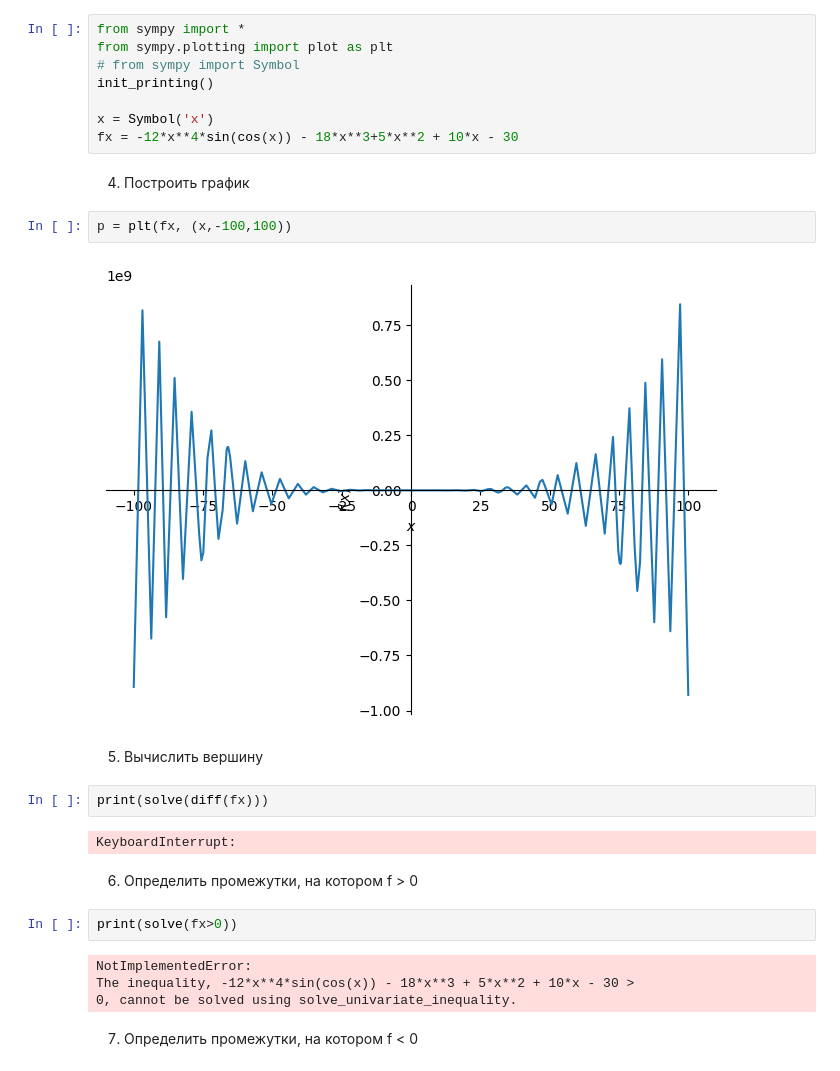
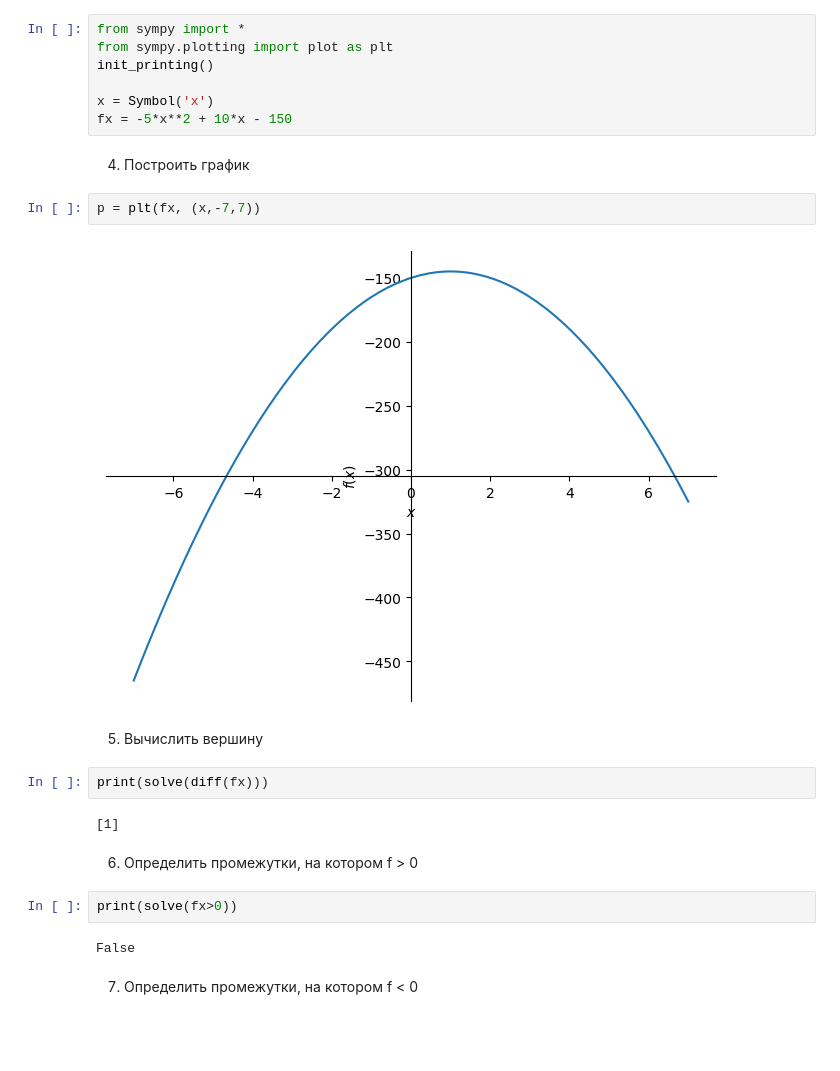
Before and after one commit to Furiwarius/Homework_python_11, a Jupyter notebook: new.ipynb, the cells around one changed output. Saved outputs shown, nothing was run; the diff lists cells and outputs as text; blank space fills up the shorter version.

```diff
--- a/new.ipynb
+++ b/new.ipynb
@@ -17,31 +17,28 @@
 # %%
 from sympy import *
 from sympy.plotting import plot as plt
-# from sympy import Symbol
 init_printing()
 
 x = Symbol('x')
-fx = -12*x**4*sin(cos(x)) - 18*x**3+5*x**2 + 10*x - 30
+fx = -5*x**2 + 10*x - 150
 # %% [markdown]
 4. Построить график
 # %%
-p = plt(fx, (x,-100,100))
+p = plt(fx, (x,-7,7))
 # %% [output]
-[figure, old version]
+[figure, new version]
 # %% [markdown]
 5. Вычислить вершину
 # %%
 print(solve(diff(fx)))
 # %% [output]
-KeyboardInterrupt:
+[1]
 # %% [markdown]
 6. Определить промежутки, на котором f > 0
 # %%
 print(solve(fx>0))
 # %% [output]
-NotImplementedError:
-The inequality, -12*x**4*sin(cos(x)) - 18*x**3 + 5*x**2 + 10*x - 30 >
-0, cannot be solved using solve_univariate_inequality.
+False
 # %% [markdown]
 7. Определить промежутки, на котором f < 0
 # %%
```
Also changed, not shown: parts of 2 cells of this notebook.
